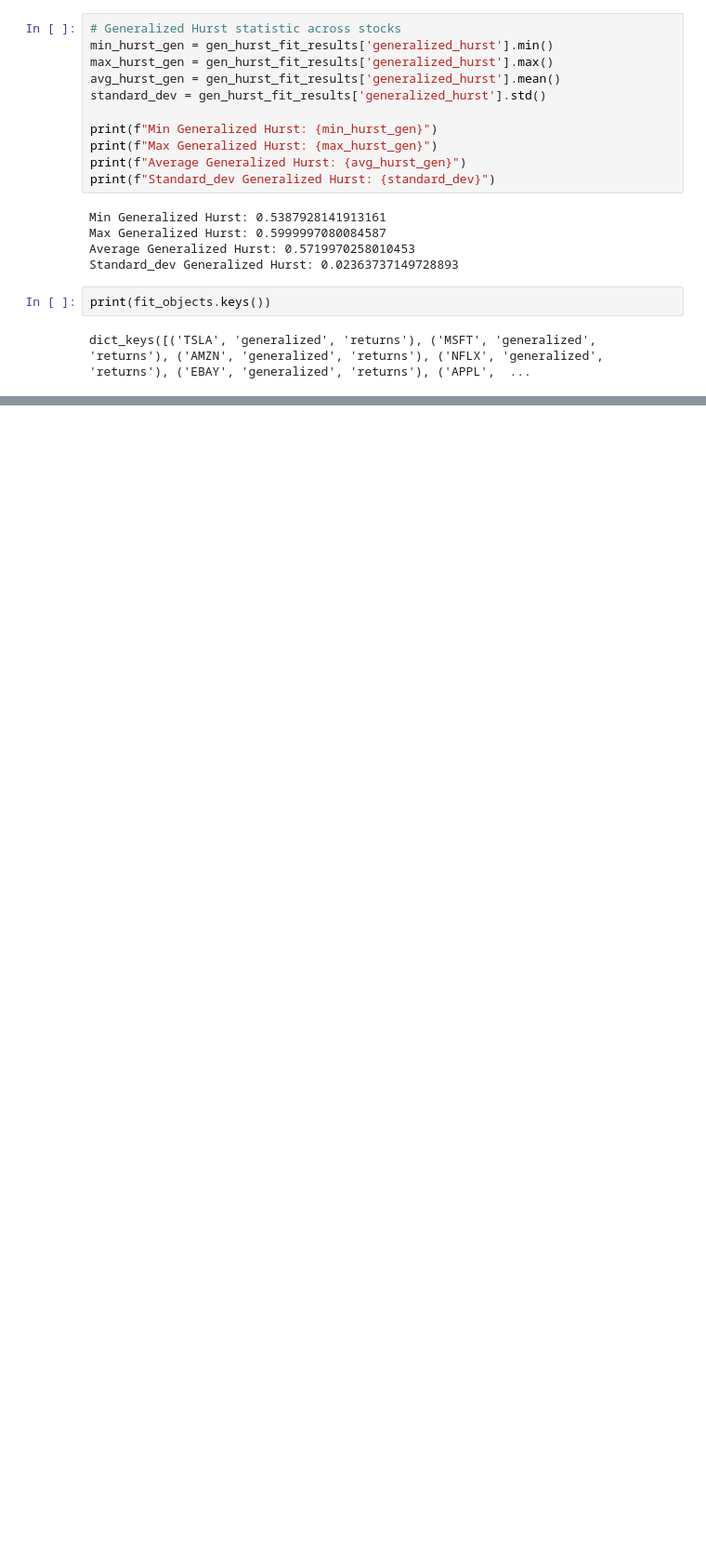
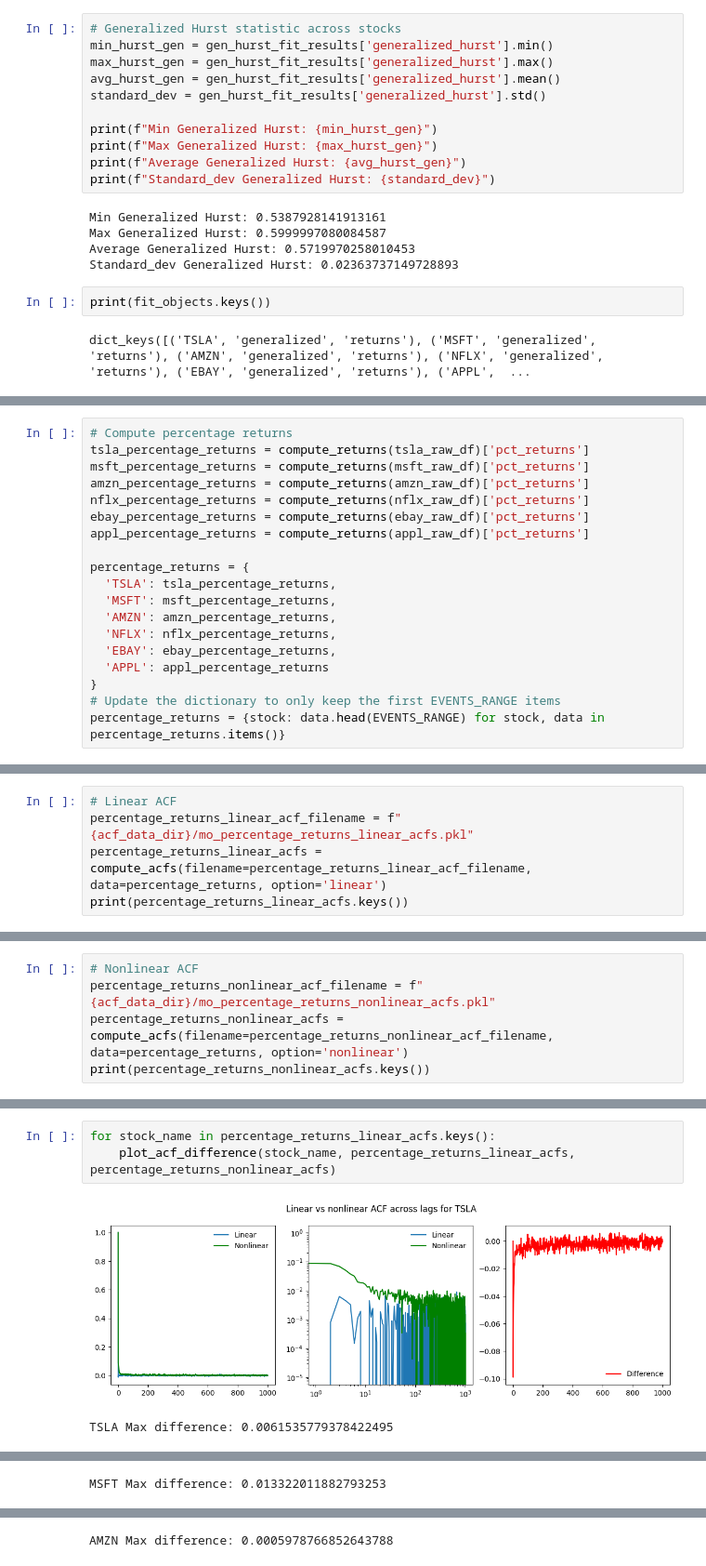
Before and after one commit to anabugaenko/liquidity, a Jupyter notebook: notebooks/MO/returns_long_memory.ipynb, the cells around one changed output, grey strips where cells are left out. Shown at 93% size. Cells and saved outputs as stored; diff of their text form; blank space fills up the shorter version.

Commit message:
#2, added all representations of returns for long memory notebooks

```diff
--- a/notebooks/MO/returns_long_memory.ipynb
+++ b/notebooks/MO/returns_long_memory.ipynb
@@ -389,0 +391,19 @@ dict_keys([('TSLA', 'generalized', 'returns'), ('MSFT', 'generalized', 'returns'
+# %%
+# Compute percentage returns
+tsla_percentage_returns = compute_returns(tsla_raw_df)['pct_returns']
+msft_percentage_returns = compute_returns(msft_raw_df)['pct_returns']
+amzn_percentage_returns = compute_returns(amzn_raw_df)['pct_returns']
+nflx_percentage_returns = compute_returns(nflx_raw_df)['pct_returns']
+ebay_percentage_returns = compute_returns(ebay_raw_df)['pct_returns']
+appl_percentage_returns = compute_returns(appl_raw_df)['pct_returns']
+
+percentage_returns = {
+  'TSLA': tsla_percentage_returns,
+  'MSFT': msft_percentage_returns,
+  'AMZN': amzn_percentage_returns,
+  'NFLX': nflx_percentage_returns,
+  'EBAY': ebay_percentage_returns,
+  'APPL': appl_percentage_returns
+}
+# Update the dictionary to only keep the first EVENTS_RANGE items
+percentage_returns = {stock: data.head(EVENTS_RANGE) for stock, data in percentage_returns.items()}
@@ -389,0 +418,5 @@ dict_keys([('TSLA', 'generalized', 'returns'), ('MSFT', 'generalized', 'returns'
+# %%
+# Linear ACF
+percentage_returns_linear_acf_filename = f"{acf_data_dir}/mo_percentage_returns_linear_acfs.pkl"
+percentage_returns_linear_acfs = compute_acfs(filename=percentage_returns_linear_acf_filename, data=percentage_returns, option='linear')
+print(percentage_returns_linear_acfs.keys())
@@ -389,0 +425,5 @@ dict_keys([('TSLA', 'generalized', 'returns'), ('MSFT', 'generalized', 'returns'
+# %%
+# Nonlinear ACF
+percentage_returns_nonlinear_acf_filename = f"{acf_data_dir}/mo_percentage_returns_nonlinear_acfs.pkl"
+percentage_returns_nonlinear_acfs = compute_acfs(filename=percentage_returns_nonlinear_acf_filename, data=percentage_returns, option='nonlinear')
+print(percentage_returns_nonlinear_acfs.keys())
@@ -389,0 +432,6 @@ dict_keys([('TSLA', 'generalized', 'returns'), ('MSFT', 'generalized', 'returns'
+# %%
+for stock_name in percentage_returns_linear_acfs.keys():
+    plot_acf_difference(stock_name, percentage_returns_linear_acfs, percentage_returns_nonlinear_acfs)
+# %% [output]
+[figure, added]
+TSLA Max difference: 0.0061535779378422495
@@ -389,0 +439 @@ dict_keys([('TSLA', 'generalized', 'returns'), ('MSFT', 'generalized', 'returns'
+MSFT Max difference: 0.013322011882793253
@@ -389,0 +441 @@ dict_keys([('TSLA', 'generalized', 'returns'), ('MSFT', 'generalized', 'returns'
+AMZN Max difference: 0.0005978766852643788
```
Also changed, not shown: parts of 80 cells of this notebook, 6 other files.
